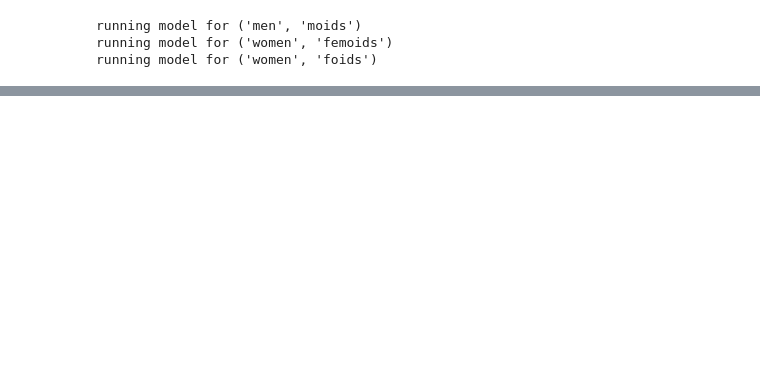
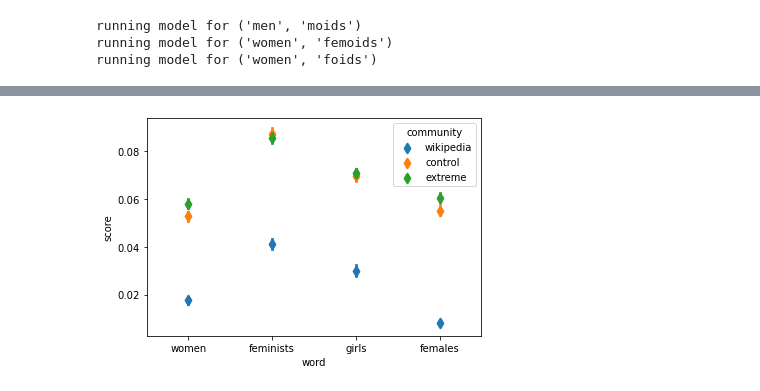
Before and after one commit to lucy3/context_semantic_axes, a Jupyter notebook: code/semantics_viz.ipynb, the cells around one changed output, grey strips where cells are left out. Cells and saved outputs as stored; diff of their text form; code cells hidden in the pictures; blank space fills up the shorter version.

```diff
--- a/code/semantics_viz.ipynb
+++ b/code/semantics_viz.ipynb
@@ -644,0 +627,16 @@ sns.pointplot(data=women_df, x='community', y='score', hue='word')
+# %%
+comparisons = [('feminists_wikipedia', 'feminists_extreme'),
+              ('girls_wikipedia', 'girls_extreme'),
+              ('women_wikipedia', 'women_extreme'),
+              ('females_wikipedia', 'females_extreme')]
+for comp in comparisons:
+    print(comp)
+    class1 = comp[0]
+    class2 = comp[1]
+    class1_scores = np.mean(women_scores[class1], axis=0)
+    class2_scores = np.mean(women_scores[class2], axis=0)
+    mean_diff = abs(class1_scores-class2_scores)
+    ind = np.argpartition(mean_diff, -10)[-10:]
+    for idx in ind:
+        print(pole_order[idx], round(class1_scores[idx],3), round(class2_scores[idx],3))
+    print()
@@ -644,0 +661,25 @@ sns.pointplot(data=women_df, x='community', y='score', hue='word')
+# %%
+d = {
+    'pole': [], # each row
+    'community': [],
+    'word': [], # hue
+    'score': [], # y axis
+}
+poles_of_interest = ['dignified.a.01', 'humane.a.02']
+for key in women_scores:
+    contents = key.split('_')
+    for pole in poles_of_interest:
+        idx = pole_order.index(pole)
+        for score_list in women_scores[key]:
+            d['community'].append(contents[-1])
+            score = score_list[idx]
+            d['pole'].append(pole)
+            d['word'].append(contents[0])
+            d['score'].append(score)
+women_df = pd.DataFrame.from_dict(d)
+# %%
+this_df = women_df[women_df['pole'] == poles_of_interest[0]]
+sns.pointplot(data=this_df, x='word', y='score', hue='community', join=False, markers='d')
+plt.show()
+# %% [output]
+[figure, added]
```
Also changed, not shown: parts of 18 cells of this notebook, 1 other file.
